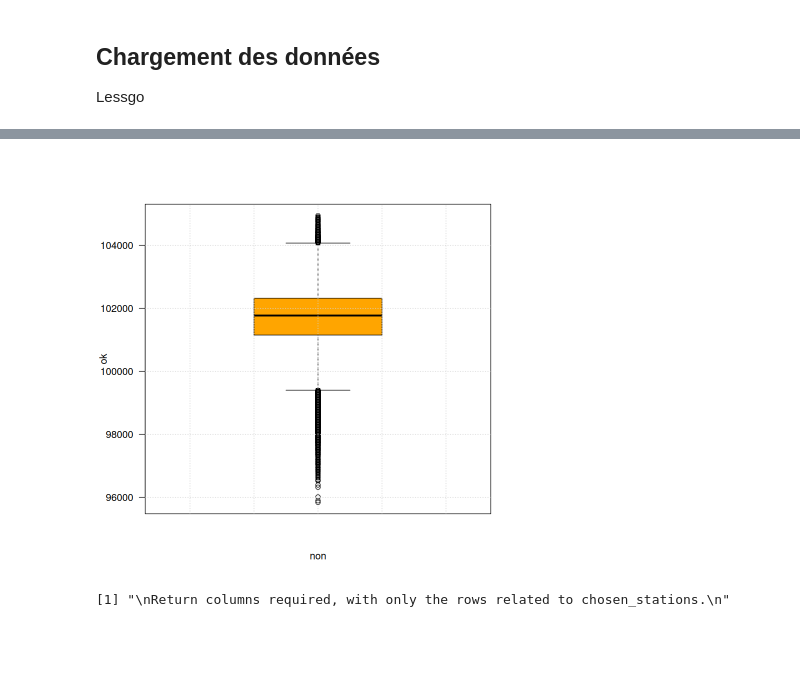
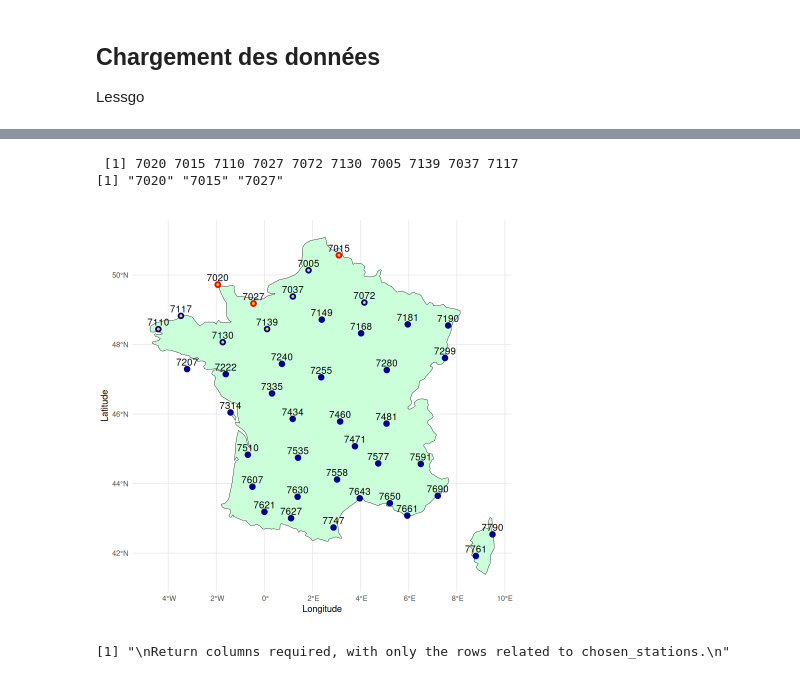
Before and after one commit to thomasdepic/SDD-BE-meteo, a Jupyter notebook: questions/1_presentation_donnees.ipynb, the cells around one changed output, grey strips where cells are left out. Saved outputs shown, nothing was run; the diff lists cells and outputs as text; code cells hidden in the pictures; blank space fills up the shorter version.

```diff
--- a/questions/1_presentation_donnees.ipynb
+++ b/questions/1_presentation_donnees.ipynb
@@ -99,11 +148,32 @@ histogram <- function(xs, title, legx, legy){
         })
 
 }
-
-chosen_stations = c("7020", "7015", "7027")
-histogram(xs = full_data["Pression.au.niveau.mer"], title = "oui" ,legx = "non" ,legy = "ok")
-# %% [output]
-[figure, removed]
+# %%
+
+chosen_stations = c("7020", "7015", "7027")
+print(stations_in_file)
+print(chosen_stations)
+
+ggplot() +
+  geom_sf(data = worldmap[worldmap$name == 'France',], color = "black", fill = "#CAFFDA") +
+  geom_point(data = stations_df[stations_df$Longitude > -10 & stations_df$Longitude < 10, ],
+            aes(x = Longitude, y = Latitude),
+            color = "darkblue", size = 3) +
+  geom_point(data = stations_df[stations_df$Longitude > -10 & stations_df$Longitude < 10 & stations_df$ID.OMM.station %in% chosen_stations, ],
+            aes(x = Longitude, y = Latitude),
+            color = "red", size = 3) +
+  geom_point(data = stations_df[stations_df$Longitude > -10 & stations_df$Longitude < 10 & stations_df$ID.OMM.station %in% stations_in_file, ],
+            aes(x = Longitude, y = Latitude),
+            color = "gold", size = 1) +
+  coord_sf() +
+  geom_text(data = stations_df[stations_df$Longitude > -10 & stations_df$Longitude < 10, ],
+              aes(x = Longitude, y = Latitude, label = ID.OMM.station),
+              size = 4, color = "black", nudge_y = 0.2) +
+  theme_minimal()
+# %% [output]
+ [1] 7020 7015 7110 7027 7072 7130 7005 7139 7037 7117
+[1] "7020" "7015" "7027"
+[figure, added]
 # %%
 
 "
```
Also changed, not shown: parts of 11 cells of this notebook.
